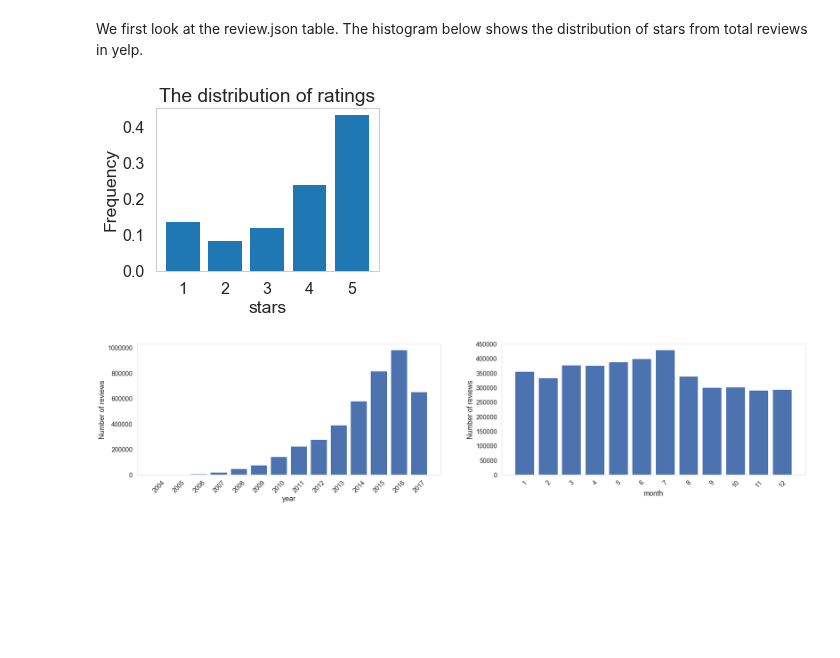
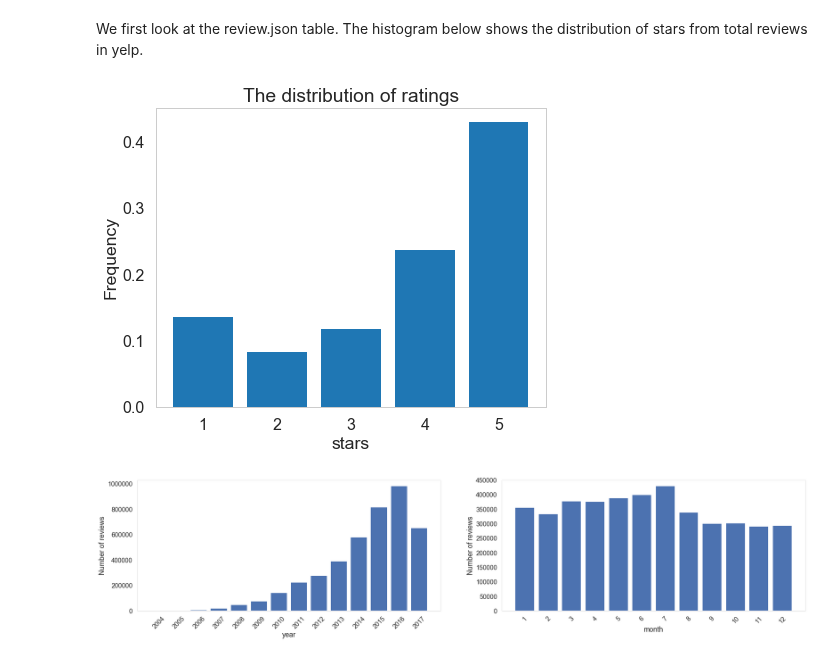
Before and after one commit to xuwd11/Recommender_Systems, a Jupyter notebook: 03_EDA_Full.ipynb, the cells around one changed output. Saved outputs shown, nothing was run; the diff lists cells and outputs as text; code cells hidden in the pictures; blank space fills up the shorter version.

```diff
--- a/03_EDA_Full.ipynb
+++ b/03_EDA_Full.ipynb
@@ -111,15 +111,15 @@ dfr.head()
 We first look at the review.json table. The histogram below shows the distribution of stars from total reviews in yelp.
 # %%
 # Example
-plt.figure(figsize=(4, 3))
+plt.figure(figsize=(7, 5.5))
 
 plot_discrete_hist(dfr['stars'].values, normalize=True);
 plt.xlabel('stars');
 plt.ylabel('Frequency');
 plt.title('The distribution of ratings');
 plt.savefig(fig_dir + 'hist.png', bbox_inches='tight')
 # %% [output]
-[figure, old version]
+[figure, new version]
 # %%
 plt.figure(figsize=(30, 6))
 plt.subplot(1, 2, 1)
```
Also changed, not shown: 1 other file.
